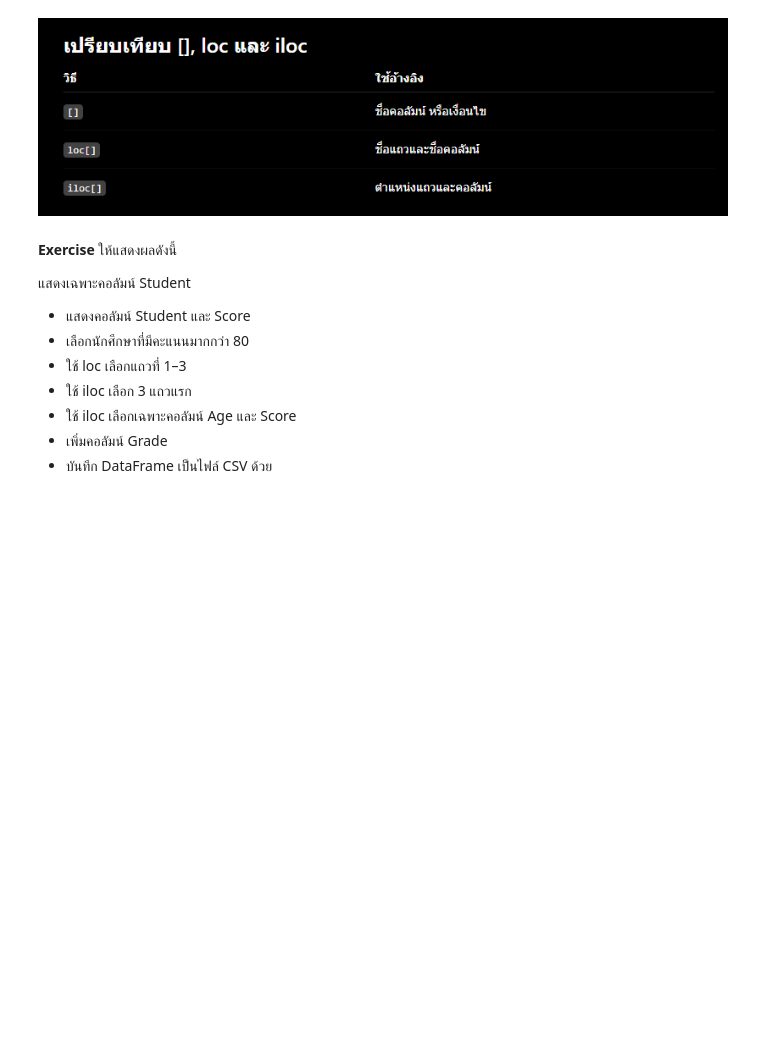
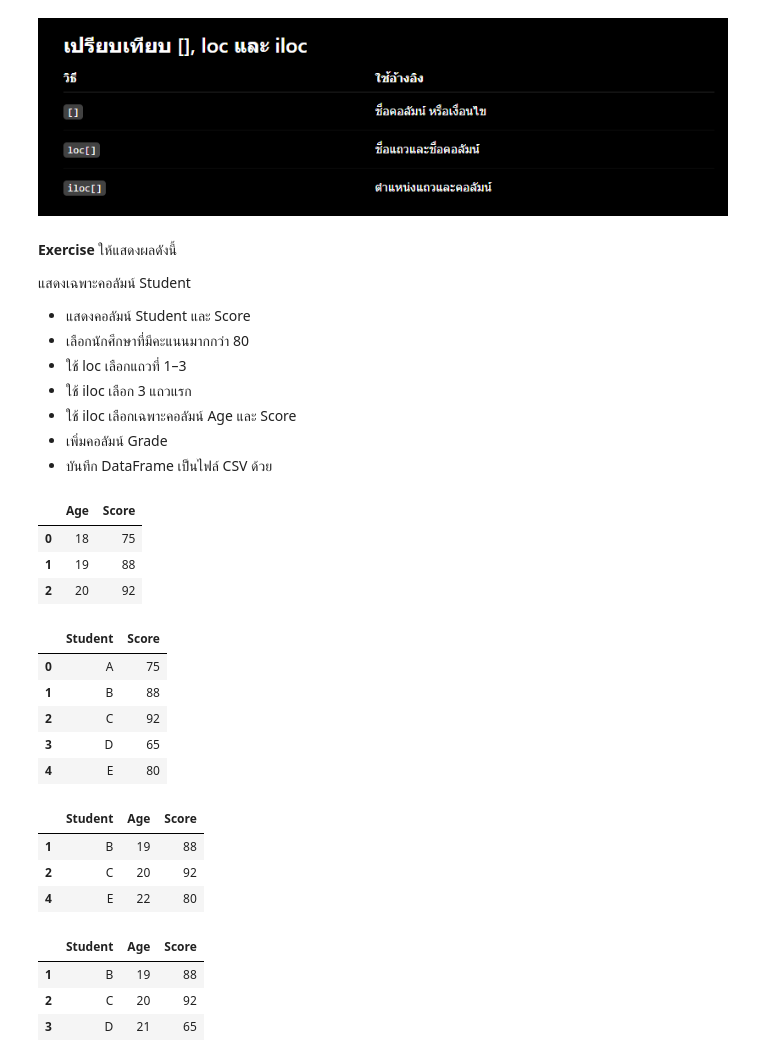
Before and after one commit to Saranwich/CSTU-Sparkcamp-2026, a Jupyter notebook: resources/drive-download-20260604T060015Z-3-001/Code/ALab2_ Dictionaries & Pandas.ipynb, the cells around one changed output. Cells and saved outputs as stored; diff of their text form; code cells hidden in the pictures; blank space fills up the shorter version.

```diff
--- a/resources/drive-download-20260604T060015Z-3-001/Code/ALab2_ Dictionaries & Pandas.ipynb
+++ b/resources/drive-download-20260604T060015Z-3-001/Code/ALab2_ Dictionaries & Pandas.ipynb
@@ -390,10 +390,40 @@ df.iloc[0:2, 0:2]
 *   เพิ่มคอลัมน์ Grade
 *   บันทึก DataFrame เป็นไฟล์ CSV ด้วย
 # %%
+import pandas as pd
+
 datax = {
     "Student": ["A", "B", "C", "D", "E"],
     "Age": [18, 19, 20, 21, 22],
     "Score": [75, 88, 92, 65, 80]
 }
 
-df = pd.DataFrame(data)
+df = pd.DataFrame(datax)
+# %% [output]
+|  | Age | Score |
+| 0 | 18 | 75 |
+| 1 | 19 | 88 |
+| 2 | 20 | 92 |
+# %%
+df.loc[:,["Student", "Score"]]
+# %% [output]
+|  | Student | Score |
+| 0 | A | 75 |
+| 1 | B | 88 |
+| 2 | C | 92 |
+| 3 | D | 65 |
+| 4 | E | 80 |
+# %%
+df[df["Score"] >= 80]
+# %% [output]
+|  | Student | Age | Score |
+| 1 | B | 19 | 88 |
+| 2 | C | 20 | 92 |
+| 4 | E | 22 | 80 |
+# %%
+df.loc[1:3]
+# %% [output]
+|  | Student | Age | Score |
+| 1 | B | 19 | 88 |
+| 2 | C | 20 | 92 |
+| 3 | D | 21 | 65 |
```
Also changed, not shown: parts of 3 cells of this notebook, 5 other files.
